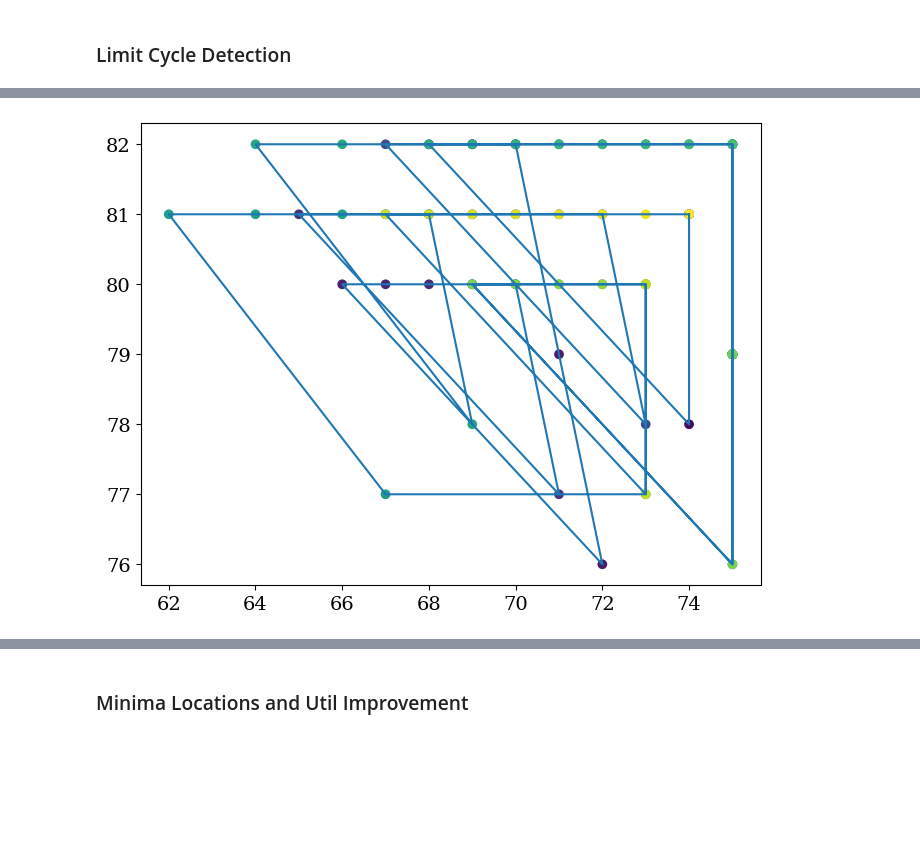
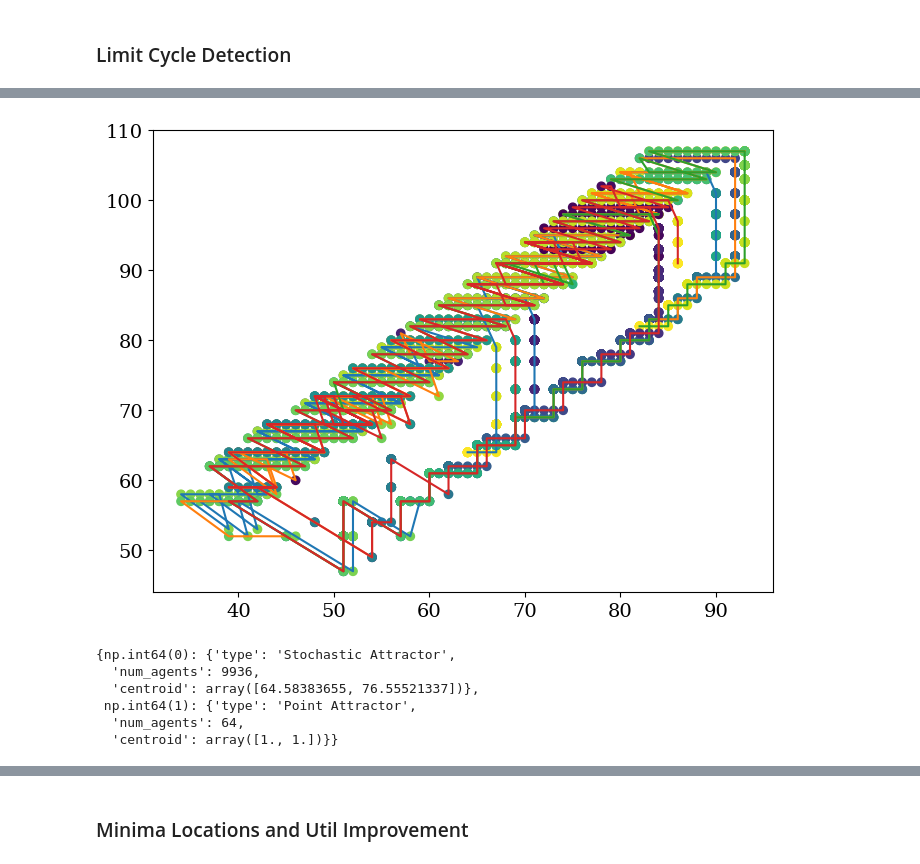
Before and after one commit to charlesaugdupont/cognitive-biases-endogenous-volatility, a Jupyter notebook: LowHealthHighWealthResults.ipynb, the cells around one changed output, grey strips where cells are left out. Cells and saved outputs as stored; diff of their text form; code cells hidden in the pictures; blank space fills up the shorter version.

```diff
--- a/LowHealthHighWealthResults.ipynb
+++ b/LowHealthHighWealthResults.ipynb
@@ -155,7 +149,7 @@ plt.show()
 MIN_VAL, MAX_VAL, CELL_SIZE = 1, 200, 30
 NUM_CELLS_X = (MAX_VAL - MIN_VAL) // CELL_SIZE + 1
 
-def is_periodic_final(
+def periodic_likelihood(
     wealth,
     health,
     min_range_threshold_factor=0.5,
@@ -221,4 +215,4 @@ def is_periodic_final(
 
     # 5. Final Decision (as before)
     # -----------------------------------------------------------------
-    return spectral_purity > spectral_purity_threshold
+    return spectral_purity
@@ -244,17 +218,0 @@ KeyboardInterrupt:
-# %%
-result_dir = "cpt_no_effect"
-
-cycle_prop = np.zeros((1024,))
-for idx,f in tqdm(enumerate(os.listdir(result_dir))):
-    with open(os.path.join(result_dir, f), "rb") as f:
-        res = pickle.load(f)
-    wealth = res["wealth"][:,-2000::]
-    health = res["health"][:,-2000::]
-    cycle = 0
-    for agent in range(wealth.shape[0]):
-        w, h = wealth[agent], health[agent]
-        cycle += is_periodic(w, h)
-    cycle_prop[idx] = cycle
-
-with open(f"cycle_prop_{result_dir}", 'wb') as f:
-    pickle.dump(cycle_prop, f)
@@ -300,7 +415,7 @@ for idx,f in tqdm(enumerate(os.listdir(result_dir))):
 # %%
-result_dir = "results_5"
+result_dir = "cpt_no_effect"
 for idx,f in tqdm(enumerate(os.listdir(result_dir))):
-    if idx == 512:
+    if idx == 787: # 392, 787,
         with open(os.path.join(result_dir, f), "rb") as f:
             res = pickle.load(f)
         wealth = res["wealth"]
@@ -316,7 +431,9 @@ plt.show()
 # %%
-for A in [193]:
-    plt.plot(wealth[A,-100:], health[A,-100:])
-    plt.scatter(wealth[A,-100:], health[A,-100:], c=np.arange(100))
+T = 1000
+
+for A in [23, 77, 100, 500]:
+    plt.plot(wealth[A,-T:], health[A,-T:])
+    plt.scatter(wealth[A,-T:], health[A,-T:], c=np.arange(T))
 plt.show()
 # %% [output]
-[figure, old version]
+[figure, new version]
@@ -381,3 +440,12 @@ def get_rotational_consistency(trajectory_segment, smoothing_window=5):
+# %%
+get_attractors({i:np.stack((wealth[i],health[i])).T for i in range(wealth.shape[0])})
+# %% [output]
+{np.int64(0): {'type': 'Stochastic Attractor',
+  'num_agents': 9936,
+  'centroid': array([64.58383655, 76.55521337])},
+ np.int64(1): {'type': 'Point Attractor',
+  'num_agents': 64,
+  'centroid': array([1., 1.])}}
 # %%
 # --- Algorithm Parameters (TUNE THESE FOR YOUR DATA) ---
 N_STEPS_TO_CONSIDER = 5  # How many of the last time steps to analyze
```
Also changed, not shown: parts of 12 cells of this notebook.
